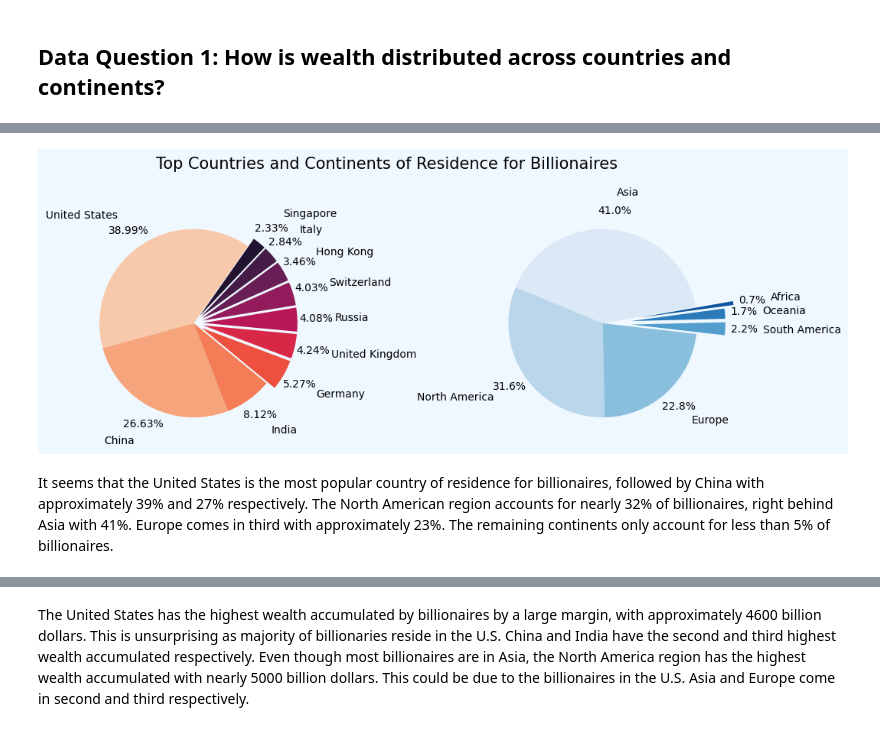
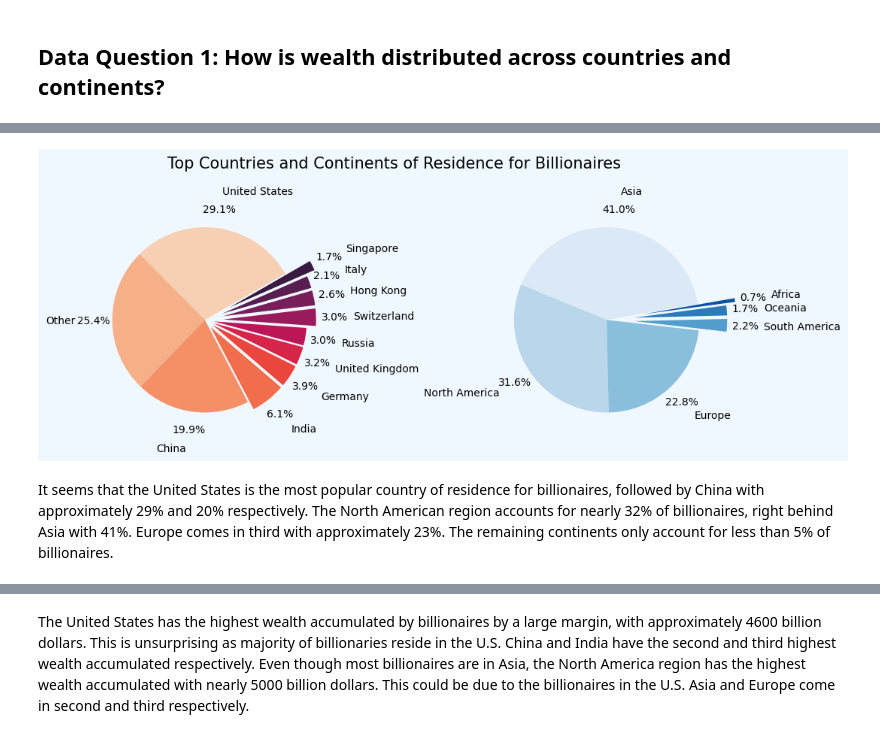
Before and after one commit to LouisThong15/Data-Analysis-Projects, a Jupyter notebook: Billionaire Analysis/Billionaires Dataset Analysis.ipynb, the cells around one changed output, grey strips where cells are left out. Cells and saved outputs as stored; diff of their text form; code cells hidden in the pictures.

```diff
--- a/Billionaire Analysis/Billionaires Dataset Analysis.ipynb
+++ b/Billionaire Analysis/Billionaires Dataset Analysis.ipynb
@@ -136,5 +136,9 @@ billions.head()
 ## Data Question 1: How is wealth distributed across countries and continents?
 # %%
 # Initial value count for country and continent
+country = billions.country_of_residence.value_counts()
+mask = billions.isin(country[country < 45].index)
+billions[mask] = 'Other'
 country = billions.country_of_residence.value_counts().rename_axis('Country').reset_index(name = 'Count')
 continents = billions.continent.value_counts().rename_axis('Continent').reset_index(name = 'Count')
+country
@@ -141,22 +158,24 @@ continents = billions.continent.value_counts().rename_axis('Continent').reset_in
 # %%
 # Plotting pie charts for countries and continents
 fig = plt.figure(facecolor = 'aliceblue', figsize = (12, 4))
 fig.suptitle("Top Countries and Continents of Residence for Billionaires", fontsize = 15, y = 1.04)
 plt.subplots_adjust(wspace = 0.35, hspace = 0.1)
 
 plt.subplot(1,2,1)
-plt.pie(x = country.Count[0:10], labels = country.Country[0:10], colors = sns.color_palette("rocket_r", 10),
-        startangle = 55, autopct = '%1.2f%%', explode = [0,0,0,0.1,0.1,0.1,0.1,0.1,0.1,0.1], pctdistance = 1.2,
-        labeldistance = 1.4, textprops = {'fontsize':10})
+# plt.pie(x = country.Count[0:10], labels = country.Country[0:10], colors = sns.color_palette("rocket_r", 10),
+#         startangle = 55, autopct = '%1.2f%%', explode = [0,0,0,0.1,0.1,0.1,0.1,0.1,0.1,0.1], pctdistance = 1.2,
+#         labeldistance = 1.4, textprops = {'fontsize':10})
+plt.pie(x = country.Count, labels = country.Country, colors = sns.color_palette("rocket_r", 12), autopct = '%1.1f%%',startangle = 30,
+        explode = [0, 0, 0, 0.1, 0.1,0.1,0.1, 0.2, 0.2, 0.2, 0.3], pctdistance = 1.2, labeldistance = 1.4)
 
 plt.subplot(1,2,2)
 plt.pie(x = continents.Count, labels = continents.Continent, colors = sns.color_palette("Blues"),
        autopct = '%1.1f%%', explode = [0,0,0,0.3,0.3,0.4], pctdistance = 1.2, labeldistance = 1.4, startangle = 10)
 plt.show()
 # %% [output]
-[figure, old version]
+[figure, new version]
 # %% [markdown]
-It seems that the United States is the most popular country of residence for billionaires, followed by China with approximately 39% and 27% respectively. The North American region accounts for nearly 32% of billionaires, right behind Asia with 41%. Europe comes in third with approximately 23%. The remaining continents only account for less than 5% of billionaires.
+It seems that the United States is the most popular country of residence for billionaires, followed by China with approximately 29% and 20% respectively. The North American region accounts for nearly 32% of billionaires, right behind Asia with 41%. Europe comes in third with approximately 23%. The remaining continents only account for less than 5% of billionaires.
 # %%
 # Initial sum count for wealth
 total_wealth = billions.groupby('country_of_residence').wealth.sum().sort_values(ascending = False).rename_axis('Country').reset_index(name = 'Total Wealth')
```
Also changed, not shown: parts of 7 cells of this notebook.
